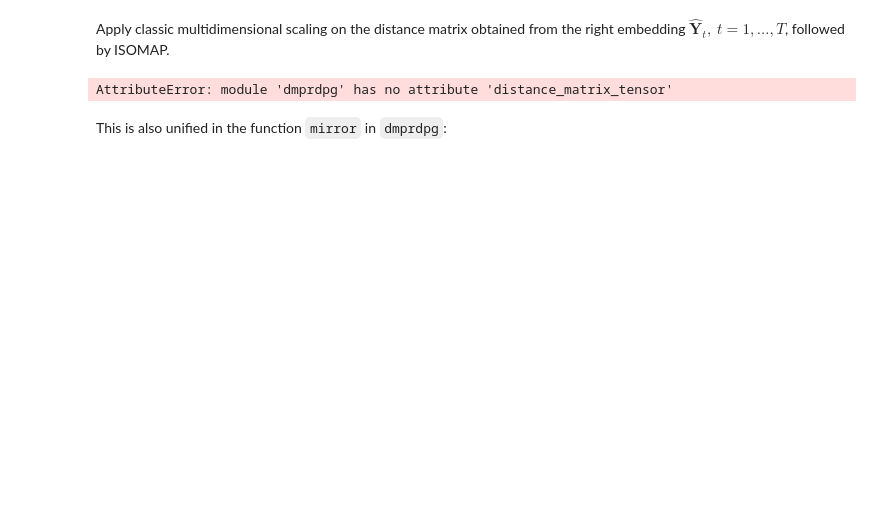
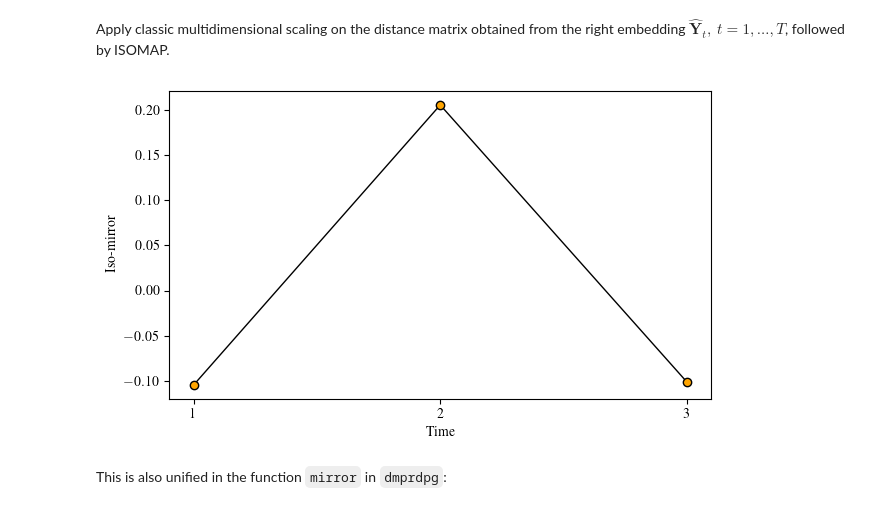
Before and after one commit to mjbaum/dmprdpg, a Jupyter notebook: notebooks/dmpsbm.ipynb, the cells around one changed output. Drawn from its saved outputs; the diff is of its cells as text; code cells hidden in the pictures; blank space fills up the shorter version.

```diff
--- a/notebooks/dmpsbm.ipynb
+++ b/notebooks/dmpsbm.ipynb
@@ -119,17 +119,19 @@ plt.show()
 # %% [markdown]
 Apply classic multidimensional scaling on the distance matrix obtained from the right embedding $\hat{\mathbf{Y}}_t,\ t=1,\dots,T$, followed by ISOMAP.
 # %%
-U = dmprdpg.mirror(Y, n_neighbors=2, n_components_cmds=2, n_components_isomap=1)
+D = dmprdpg.distance_matrix_three_tensor(Y)
+C = dmprdpg.cmds(D, 2)
+U = dmprdpg.isomap(C, 2, 1)
 ## Orange for points, black for line and point
 plt.figure(figsize=(7,4))
 plt.plot(np.arange(3)+1, U, marker='o', color='black', markerfacecolor='orange', lw=1)
 plt.xticks(np.arange(3)+1)
 plt.xlabel("Time")
 plt.ylabel("Iso-mirror")
 plt.savefig("figures/mirror_sbm_time.pdf", bbox_inches='tight')
 plt.show()
 # %% [output]
-AttributeError: module 'dmprdpg' has no attribute 'distance_matrix_tensor'
+[figure, added]
 # %% [markdown]
 This is also unified in the function `mirror` in `dmprdpg`:
 # %%
```
Also changed, not shown: parts of 8 cells of this notebook.
